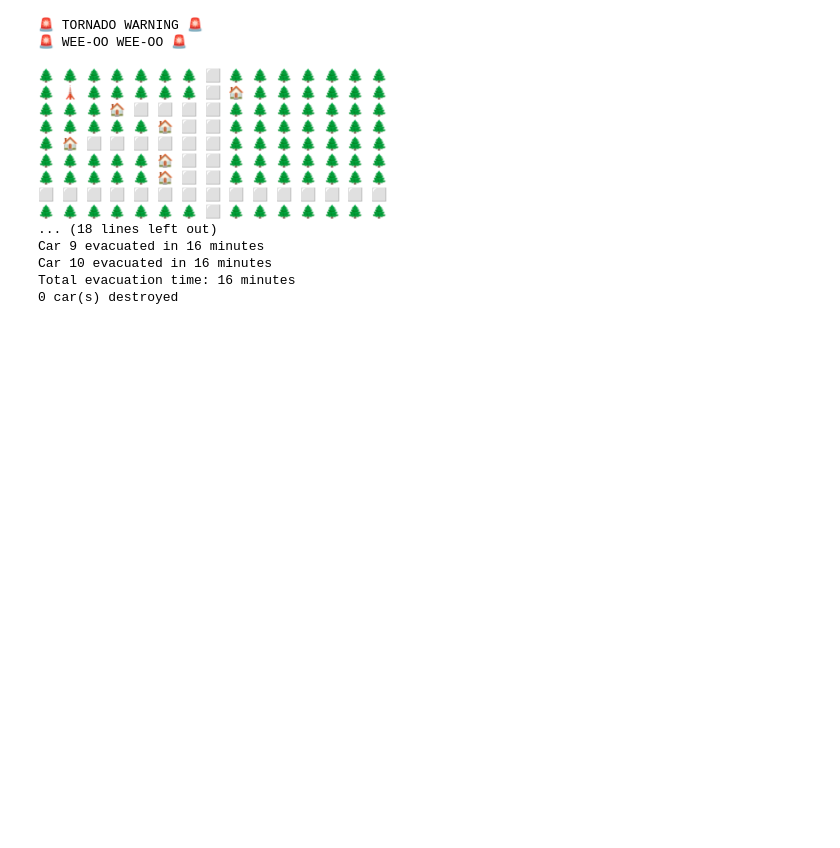
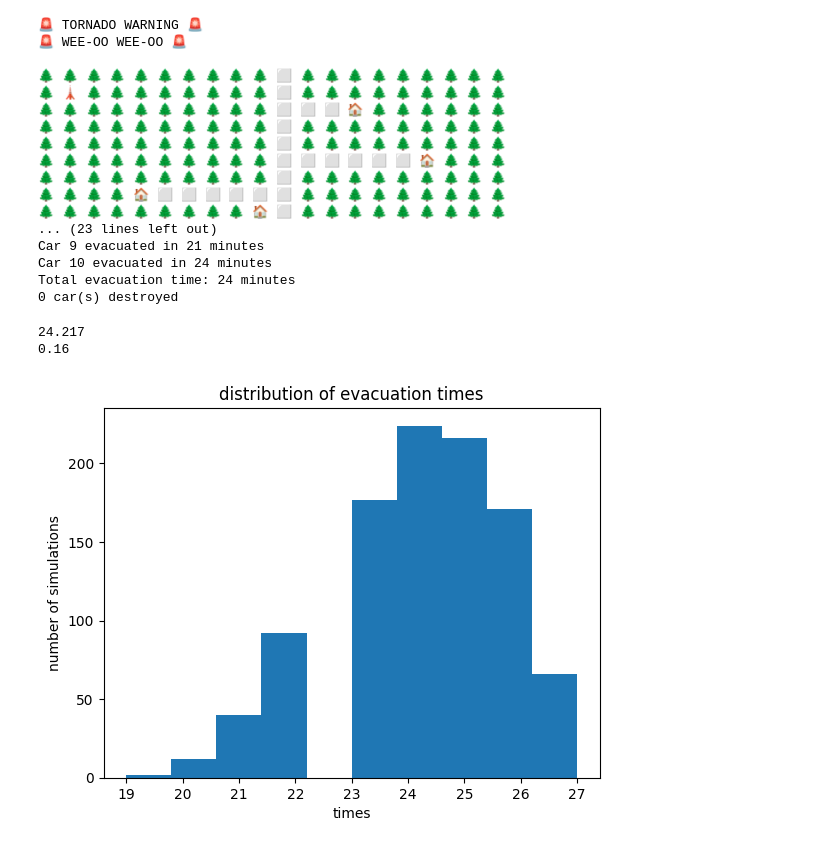
Before and after one commit to ryanrotoleMSU/CMSE202_Git_Started, a Jupyter notebook: evacuation-sim/Tornado Class.ipynb, the cells around one changed output. Drawn from its saved outputs; the diff is of its cells as text; code cells hidden in the pictures; blank space fills up the shorter version.

Commit message:
evacuation time distriutions

```diff
--- a/evacuation-sim/Tornado Class.ipynb
+++ b/evacuation-sim/Tornado Class.ipynb
@@ -245,7 +245,7 @@ class TornadoSimulator:
         self.board.cars=cars
 
 
-    def simulate(self, steps=25, delay=0.1):
+    def simulate(self, steps=25, delay=0.1, display=True):
         """
         Run complete tornado simulation by displaying the board and
         moving each time step
@@ -253,22 +253,24 @@ class TornadoSimulator:
         Parameters:
         steps : int, number of steps the simulation loops over
         delay : float, time (in sec) each step is displayed for
+        display : boolean, whether the board is displayed each step of not
         """
         for t in range(steps):
             #each step, displays the board, moves the car, then tornado
-            self.board.display()
+            if display==True:
+                self.board.display()
             self.board.move_cars()
             self.move()
             #stops on the step for the delay length
             time.sleep(delay)
 # %%
-#makes a 15x15 town
-town = TownBoard(15)
+#makes a 20x20 town
+town = TownBoard(20)
 town.generate_town()
 
 # Simulate tornado going through the town
 disaster = TornadoSimulator(town)
-disaster.simulate(steps=20, delay=0.4)
+disaster.simulate(steps=30, delay=0.4)
 print("\nSimulation complete")
 #shows how many and when each car made it off the board
 for i, t in enumerate(town.car_times):
@@ -281,17 +283,48 @@ print(len(disaster.destroyed_cars),'car(s) destroyed')
 🚨 TORNADO WARNING 🚨
 🚨 WEE-OO WEE-OO 🚨
 
-🌲 🌲 🌲 🌲 🌲 🌲 🌲 ⬜ 🌲 🌲 🌲 🌲 🌲 🌲 🌲
-🌲 🗼 🌲 🌲 🌲 🌲 🌲 ⬜ 🏠 🌲 🌲 🌲 🌲 🌲 🌲
-🌲 🌲 🌲 🏠 ⬜ ⬜ ⬜ ⬜ 🌲 🌲 🌲 🌲 🌲 🌲 🌲
-🌲 🌲 🌲 🌲 🌲 🏠 ⬜ ⬜ 🌲 🌲 🌲 🌲 🌲 🌲 🌲
-🌲 🏠 ⬜ ⬜ ⬜ ⬜ ⬜ ⬜ 🌲 🌲 🌲 🌲 🌲 🌲 🌲
-🌲 🌲 🌲 🌲 🌲 🏠 ⬜ ⬜ 🌲 🌲 🌲 🌲 🌲 🌲 🌲
-🌲 🌲 🌲 🌲 🌲 🏠 ⬜ ⬜ 🌲 🌲 🌲 🌲 🌲 🌲 🌲
-⬜ ⬜ ⬜ ⬜ ⬜ ⬜ ⬜ ⬜ ⬜ ⬜ ⬜ ⬜ ⬜ ⬜ ⬜
-🌲 🌲 🌲 🌲 🌲 🌲 🌲 ⬜ 🌲 🌲 🌲 🌲 🌲 🌲 🌲
-... (18 lines left out)
-Car 9 evacuated in 16 minutes
-Car 10 evacuated in 16 minutes
-Total evacuation time: 16 minutes
+🌲 🌲 🌲 🌲 🌲 🌲 🌲 🌲 🌲 🌲 ⬜ 🌲 🌲 🌲 🌲 🌲 🌲 🌲 🌲 🌲
+🌲 🗼 🌲 🌲 🌲 🌲 🌲 🌲 🌲 🌲 ⬜ 🌲 🌲 🌲 🌲 🌲 🌲 🌲 🌲 🌲
+🌲 🌲 🌲 🌲 🌲 🌲 🌲 🌲 🌲 🌲 ⬜ ⬜ ⬜ 🏠 🌲 🌲 🌲 🌲 🌲 🌲
+🌲 🌲 🌲 🌲 🌲 🌲 🌲 🌲 🌲 🌲 ⬜ 🌲 🌲 🌲 🌲 🌲 🌲 🌲 🌲 🌲
+🌲 🌲 🌲 🌲 🌲 🌲 🌲 🌲 🌲 🌲 ⬜ 🌲 🌲 🌲 🌲 🌲 🌲 🌲 🌲 🌲
+🌲 🌲 🌲 🌲 🌲 🌲 🌲 🌲 🌲 🌲 ⬜ ⬜ ⬜ ⬜ ⬜ ⬜ 🏠 🌲 🌲 🌲
+🌲 🌲 🌲 🌲 🌲 🌲 🌲 🌲 🌲 🌲 ⬜ 🌲 🌲 🌲 🌲 🌲 🌲 🌲 🌲 🌲
+🌲 🌲 🌲 🌲 🏠 ⬜ ⬜ ⬜ ⬜ ⬜ ⬜ 🌲 🌲 🌲 🌲 🌲 🌲 🌲 🌲 🌲
+🌲 🌲 🌲 🌲 🌲 🌲 🌲 🌲 🌲 🏠 ⬜ 🌲 🌲 🌲 🌲 🌲 🌲 🌲 🌲 🌲
+... (23 lines left out)
+Car 9 evacuated in 21 minutes
+Car 10 evacuated in 24 minutes
+Total evacuation time: 24 minutes
 0 car(s) destroyed
+# %%
+#Simulating 1000 times
+evacuation_time=[]
+cars_destroyed=[]
+for i in range(1000):
+    town = TownBoard(20)
+    town.generate_town()
+    disaster = TornadoSimulator(town)
+    disaster.simulate(steps=30, delay=0,display=False)
+    evacuation_time.append(max(town.car_times))
+    cars_destroyed.append(len(disaster.destroyed_cars))
+# %%
+times=0
+destroyed=0
+for t in evacuation_time:
+    times+=t
+for cars in cars_destroyed:
+    destroyed+=cars
+print(times/1000)
+print(destroyed/1000)
+# %% [output]
+24.217
+0.16
+# %%
+import matplotlib.pyplot as plt
+plt.hist(evacuation_time)
+plt.xlabel('times')
+plt.ylabel('number of simulations')
+plt.title('distribution of evacuation times');
+# %% [output]
+[figure, added]
```
Also changed, not shown: 1 other file.
